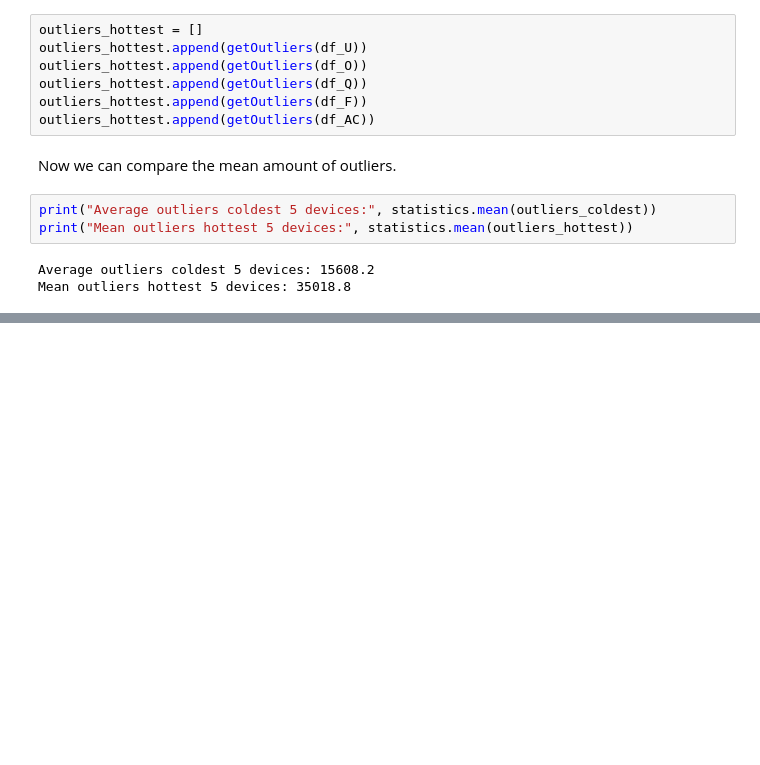
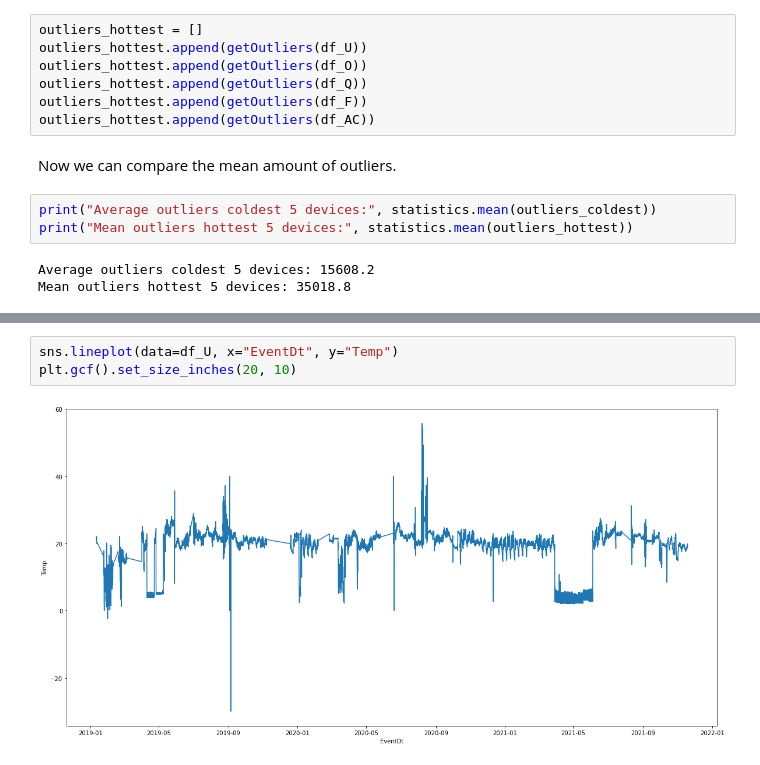
Before and after one commit to margja/SenseAnywhere, a Jupyter notebook: anomalies.ipynb, the cells around one changed output, grey strips where cells are left out. Saved outputs shown, nothing was run; the diff lists cells and outputs as text; blank space fills up the shorter version.

```diff
--- a/anomalies.ipynb
+++ b/anomalies.ipynb
@@ -179,0 +259,5 @@ Mean outliers hottest 5 devices: 35018.8
+# %%
+sns.lineplot(data=df_U, x="EventDt", y="Temp")
+plt.gcf().set_size_inches(20, 10)
+# %% [output]
+[figure, added]
```
Also changed, not shown: parts of 13 cells of this notebook, 1 other file.
